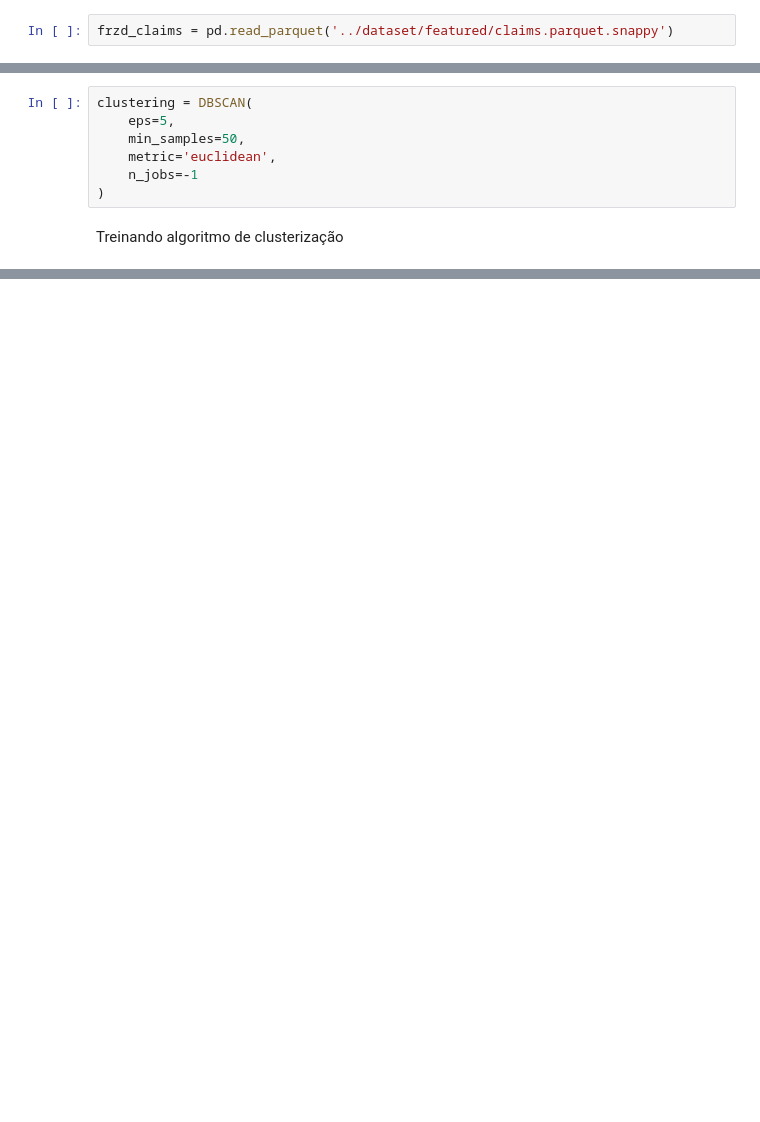
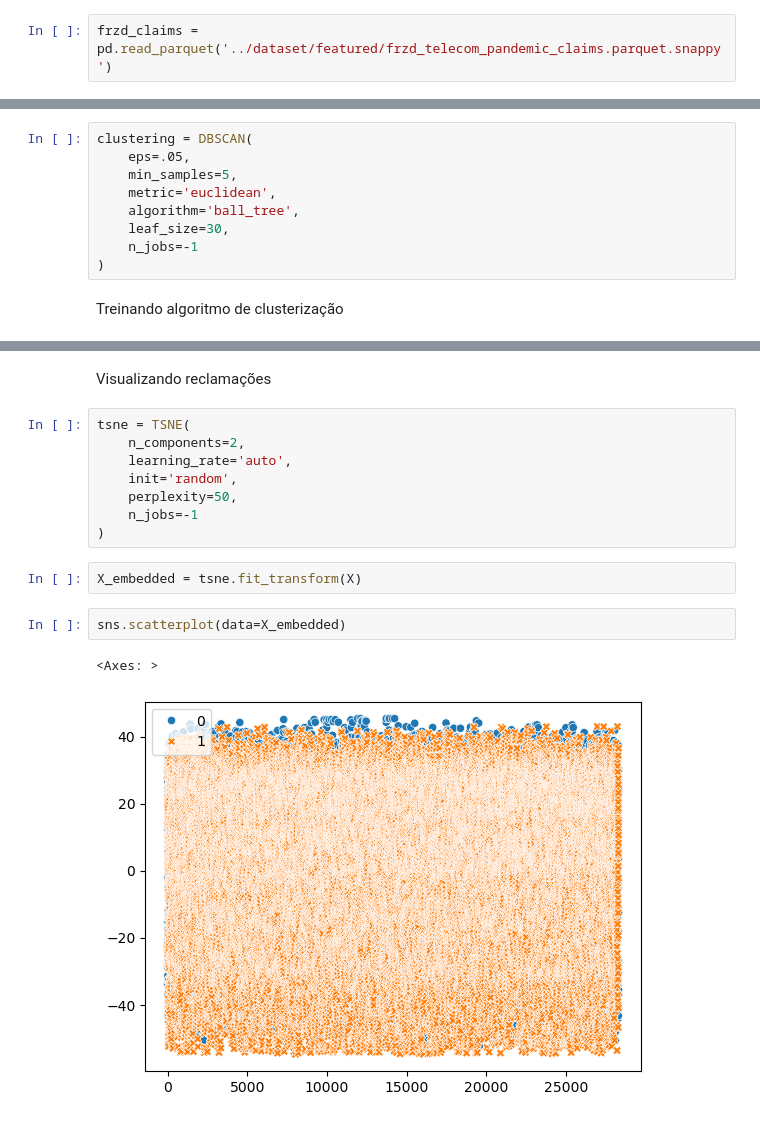
Before and after one commit to Squinelato/eEDB-002-2024-3, a Jupyter notebook: clustering/dbscan.ipynb, the cells around one changed output, grey strips where cells are left out. Drawn from its saved outputs; the diff is of its cells as text; blank space fills up the shorter version.

```diff
--- a/clustering/dbscan.ipynb
+++ b/clustering/dbscan.ipynb
@@ -7,4 +9,4 @@ import pandas as pd
 # %% [markdown]
 Lendo dataset de reclamações com document embeddings
 # %%
-frzd_claims = pd.read_parquet('../dataset/featured/claims.parquet.snappy')
+frzd_claims = pd.read_parquet('../dataset/featured/frzd_telecom_pandemic_claims.parquet.snappy')
@@ -32,9 +16,11 @@ X = frzd_claims.values
 Configurando algoritmo DBSCAN para clusterização das reclamações
 # %%
 clustering = DBSCAN(
-    eps=5,
-    min_samples=50,
+    eps=.05,
+    min_samples=5,
     metric='euclidean',
+    algorithm='ball_tree',
+    leaf_size=30,
     n_jobs=-1
 )
 # %% [markdown]
@@ -43,0 +45,17 @@ clustering.fit(X)
+# %% [markdown]
+Visualizando reclamações
+# %%
+tsne = TSNE(
+    n_components=2,
+    learning_rate='auto',
+    init='random',
+    perplexity=50,
+    n_jobs=-1
+)
+# %%
+X_embedded = tsne.fit_transform(X)
+# %%
+sns.scatterplot(data=X_embedded)
+# %% [output]
+<Axes: >
+[figure, added]
```
Also changed, not shown: parts of 7 cells of this notebook, 8 other files.
